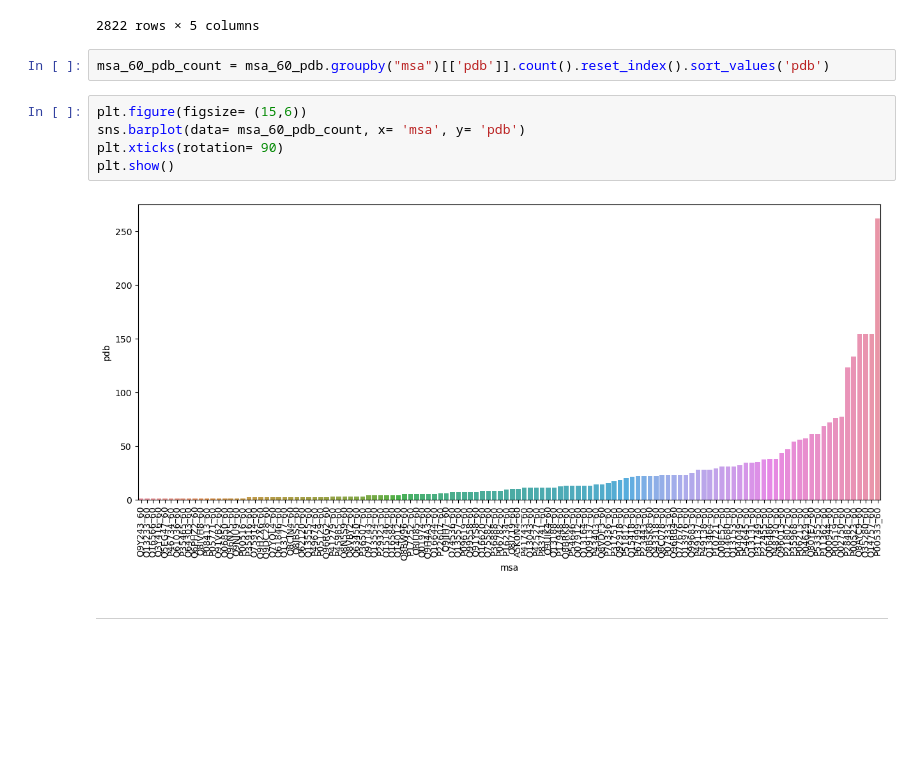
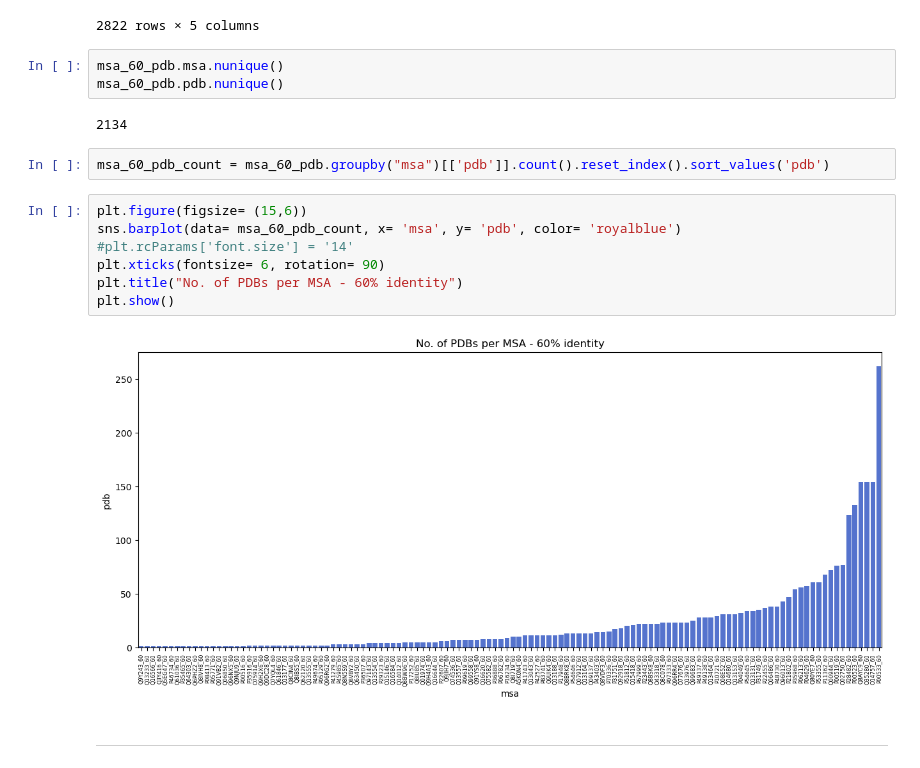
Before and after one commit to alvaro-2/cis-reg, a Jupyter notebook: scripts/orthologs.ipynb, the cells around one changed output. Drawn from its saved outputs; the diff is of its cells as text; blank space fills up the shorter version.

```diff
--- a/scripts/orthologs.ipynb
+++ b/scripts/orthologs.ipynb
@@ -413,15 +414,22 @@ msa_60_pdb
 | 2820 | P21802_60 | P21802 | 887 | P21802 | 5eg3 |
 | 2821 | P21802_60 | P21802 | 887 | P21802 | 6v6q |
 2822 rows × 5 columns
+# %%
+msa_60_pdb.msa.nunique()
+msa_60_pdb.pdb.nunique()
+# %% [output]
+2134
 # %%
 msa_60_pdb_count = msa_60_pdb.groupby("msa")[['pdb']].count().reset_index().sort_values('pdb')
 # %%
 plt.figure(figsize= (15,6))
-sns.barplot(data= msa_60_pdb_count, x= 'msa', y= 'pdb')
-plt.xticks(rotation= 90)
+sns.barplot(data= msa_60_pdb_count, x= 'msa', y= 'pdb', color= 'royalblue')
+#plt.rcParams['font.size'] = '14'
+plt.xticks(fontsize= 6, rotation= 90)
+plt.title("No. of PDBs per MSA - 60% identity")
 plt.show()
 # %% [output]
-[figure, old version]
+[figure, new version]
 # %% [markdown]
 ---
 # %% [markdown]
```
Also changed, not shown: parts of 38 cells of this notebook.
